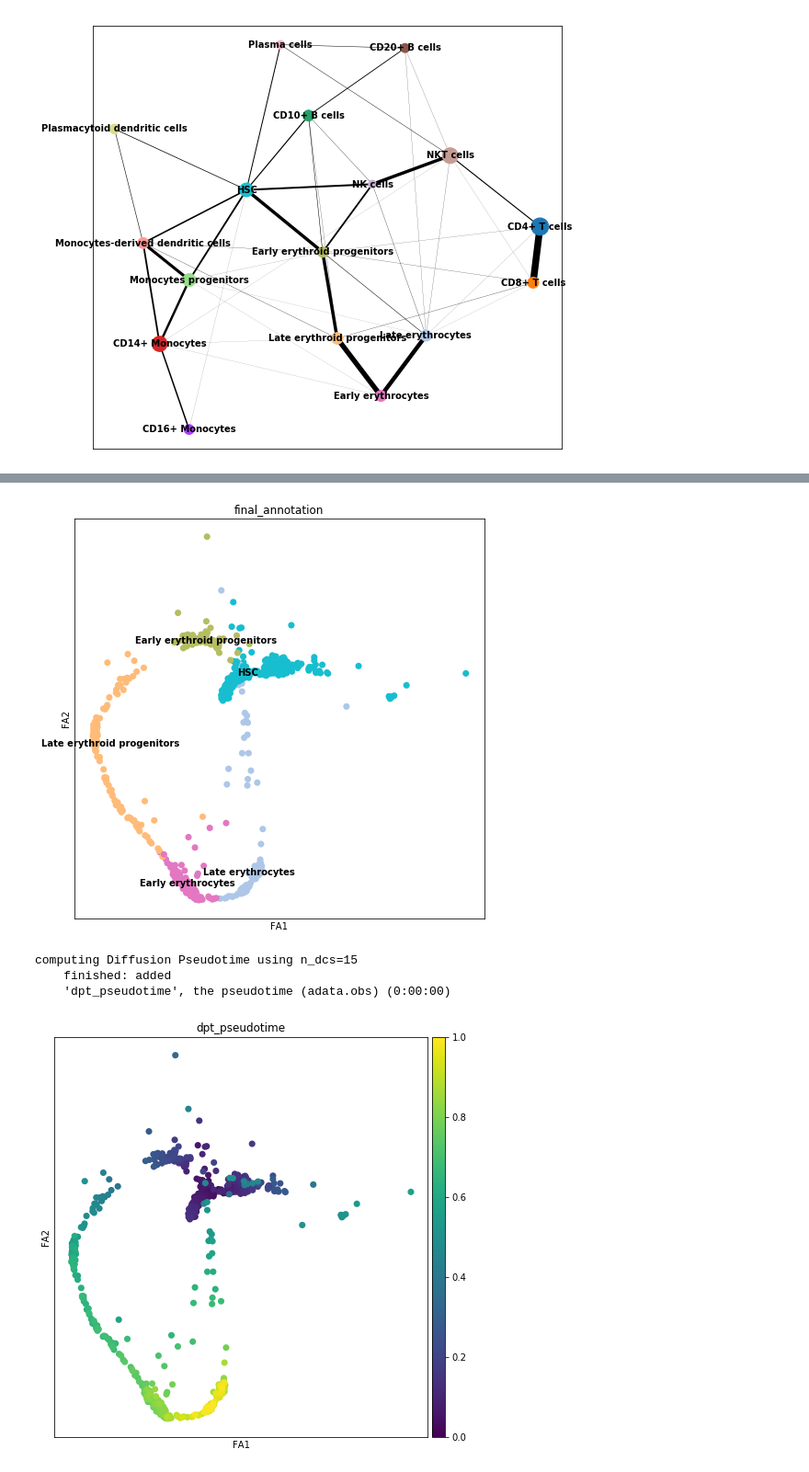
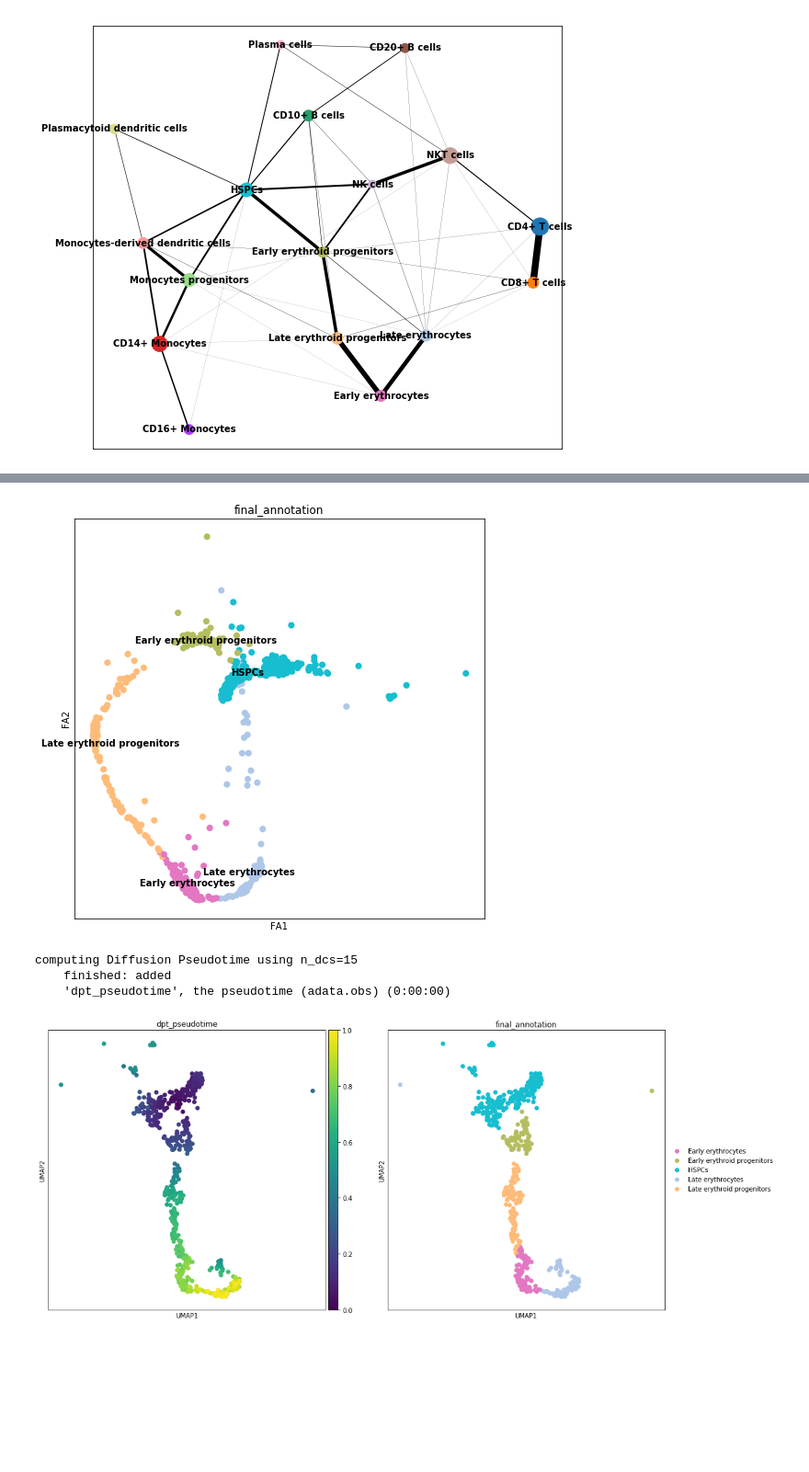
Before and after one commit to theislab/scib, a Jupyter notebook: notebooks/data_preprocessing/immune_cells/BM_Oetjen_1.ipynb, the cells around one changed output, grey strips where cells are left out. Shown at 92% size. Drawn from its saved outputs; the diff is of its cells as text; code cells hidden in the pictures; blank space fills up the shorter version.

```diff
--- a/notebooks/data_preprocessing/immune_cells/BM_Oetjen_1.ipynb
+++ b/notebooks/data_preprocessing/immune_cells/BM_Oetjen_1.ipynb
@@ -645,16 +634,18 @@ var_group_labels: HSC, Early erythroid progenitors, Late erythroid progenitors,
 # %%
-adata_ery = adata[adata.obs['final_annotation'].isin(['HSC','Early erythroid progenitors', 'Late erythroid progenitors', 'Early erythrocytes', 'Late erythrocytes'])]
+# Subsetting adata to only the clusters included in the trajectory
+adata_ery = adata[adata.obs['final_annotation'].isin(['HSPCs','Early erythroid progenitors', 'Late erythroid progenitors', 'Early erythrocytes', 'Late erythrocytes'])]
 sc.pl.draw_graph(adata_ery, color='final_annotation', legend_loc='on data')
 # %% [output]
-[figure, old version]
+[figure, new version]
 # %%
-adata_ery.uns['iroot'] = np.flatnonzero(adata_ery.obs['final_annotation'] == 'HSC')[0]
+# Calculate pseudotime with DPT
+adata_ery.uns['iroot'] = np.flatnonzero(adata_ery.obs['final_annotation'] == 'HSPCs')[0]
 sc.tl.dpt(adata_ery, n_branchings=0, n_dcs=15)
 # %% [output]
 computing Diffusion Pseudotime using n_dcs=15
     finished: added
     'dpt_pseudotime', the pseudotime (adata.obs) (0:00:00)
 # %%
-sc.pl.draw_graph(adata_ery, color='dpt_pseudotime')
+sc.pl.umap(adata_ery, color=['dpt_pseudotime', 'final_annotation'])
 # %% [output]
-[figure, old version]
+[figure, new version]
```
Also changed, not shown: parts of 19 cells of this notebook.
